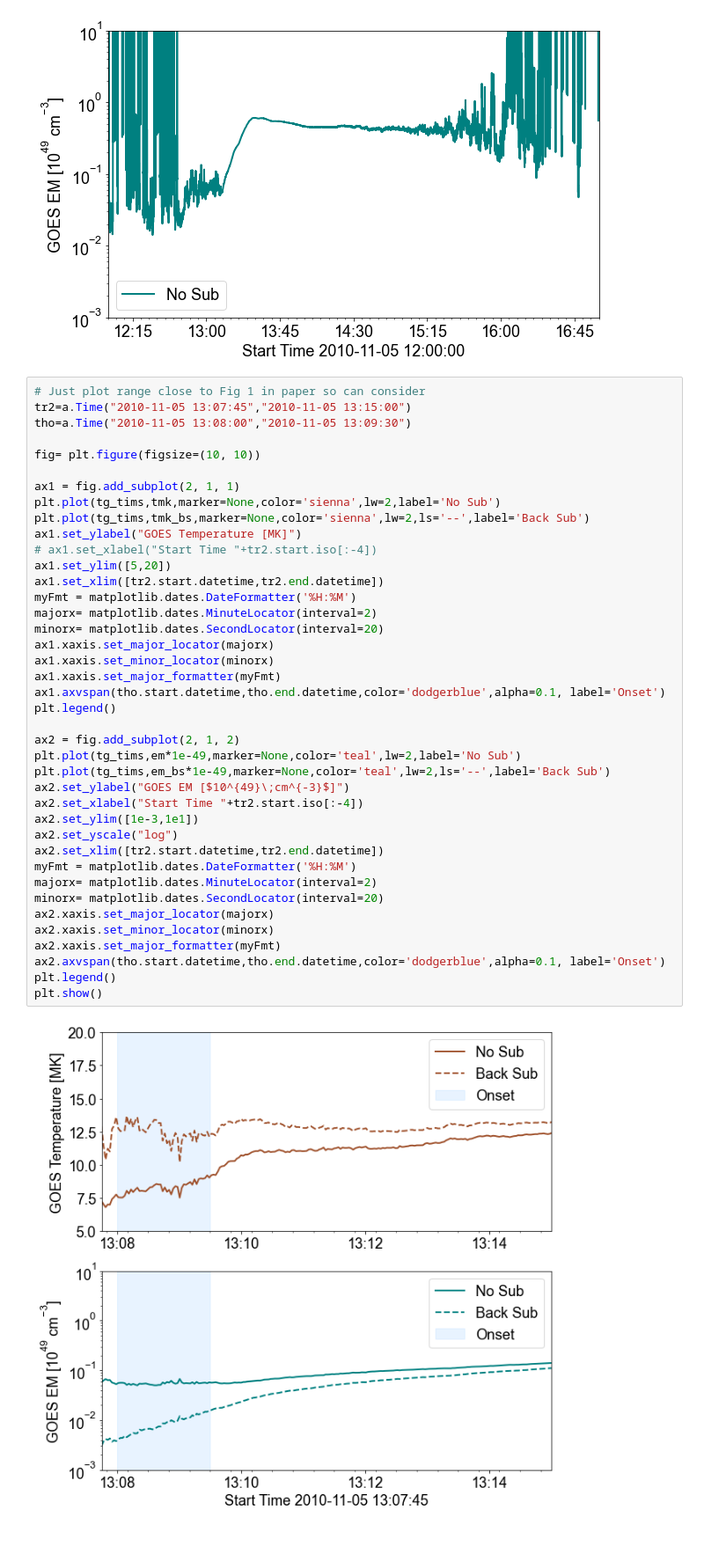
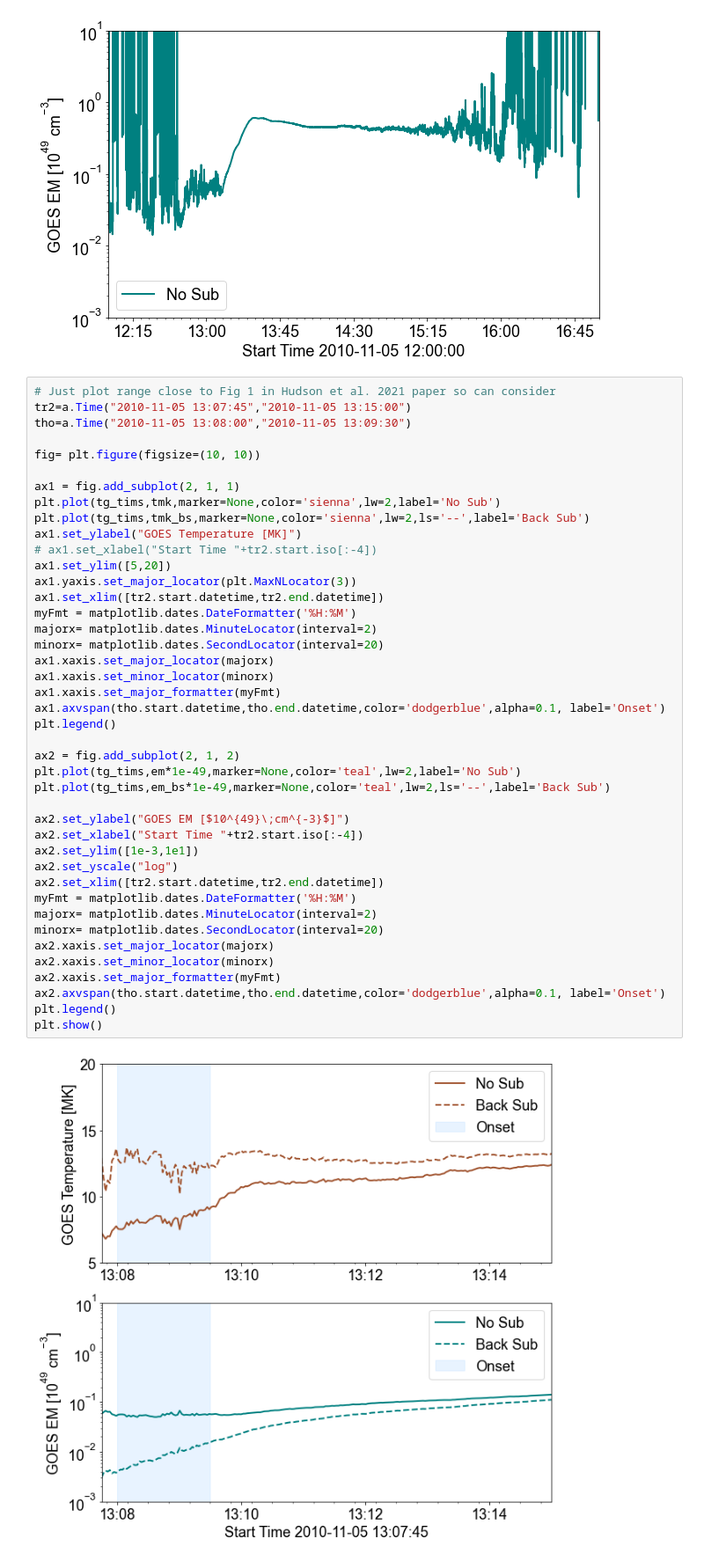
Before and after one commit to ianan/xrs_example, a Jupyter notebook: xrs15_tem_example.ipynb, the cells around one changed output. Shown at 88% size. Cells and saved outputs as stored; diff of their text form.

```diff
--- a/xrs15_tem_example.ipynb
+++ b/xrs15_tem_example.ipynb
@@ -138,7 +138,7 @@ plt.show()
 [figure]
 [figure]
 # %%
-# Just plot range close to Fig 1 in paper so can consider
+# Just plot range close to Fig 1 in Hudson et al. 2021 paper so can consider
 tr2=a.Time("2010-11-05 13:07:45","2010-11-05 13:15:00")
 tho=a.Time("2010-11-05 13:08:00","2010-11-05 13:09:30")
 
@@ -150,32 +150,34 @@ plt.plot(tg_tims,tmk_bs,marker=None,color='sienna',lw=2,ls='--',label='Back Sub'
 ax1.set_ylabel("GOES Temperature [MK]")
 # ax1.set_xlabel("Start Time "+tr2.start.iso[:-4])
 ax1.set_ylim([5,20])
+ax1.yaxis.set_major_locator(plt.MaxNLocator(3))
 ax1.set_xlim([tr2.start.datetime,tr2.end.datetime])
 myFmt = matplotlib.dates.DateFormatter('%H:%M')
 majorx= matplotlib.dates.MinuteLocator(interval=2)
 minorx= matplotlib.dates.SecondLocator(interval=20)
 ax1.xaxis.set_major_locator(majorx)
 ax1.xaxis.set_minor_locator(minorx)
 ax1.xaxis.set_major_formatter(myFmt)
 ax1.axvspan(tho.start.datetime,tho.end.datetime,color='dodgerblue',alpha=0.1, label='Onset')
 plt.legend()
 
 ax2 = fig.add_subplot(2, 1, 2)
 plt.plot(tg_tims,em*1e-49,marker=None,color='teal',lw=2,label='No Sub')
 plt.plot(tg_tims,em_bs*1e-49,marker=None,color='teal',lw=2,ls='--',label='Back Sub')
+
 ax2.set_ylabel("GOES EM [$10^{49}\;cm^{-3}$]")
 ax2.set_xlabel("Start Time "+tr2.start.iso[:-4])
 ax2.set_ylim([1e-3,1e1])
 ax2.set_yscale("log")
 ax2.set_xlim([tr2.start.datetime,tr2.end.datetime])
 myFmt = matplotlib.dates.DateFormatter('%H:%M')
 majorx= matplotlib.dates.MinuteLocator(interval=2)
 minorx= matplotlib.dates.SecondLocator(interval=20)
 ax2.xaxis.set_major_locator(majorx)
 ax2.xaxis.set_minor_locator(minorx)
 ax2.xaxis.set_major_formatter(myFmt)
 ax2.axvspan(tho.start.datetime,tho.end.datetime,color='dodgerblue',alpha=0.1, label='Onset')
 plt.legend()
 plt.show()
 # %% [output]
-[figure, old version]
+[figure, new version]
```
Also changed, not shown: parts of 1 cell of this notebook.
